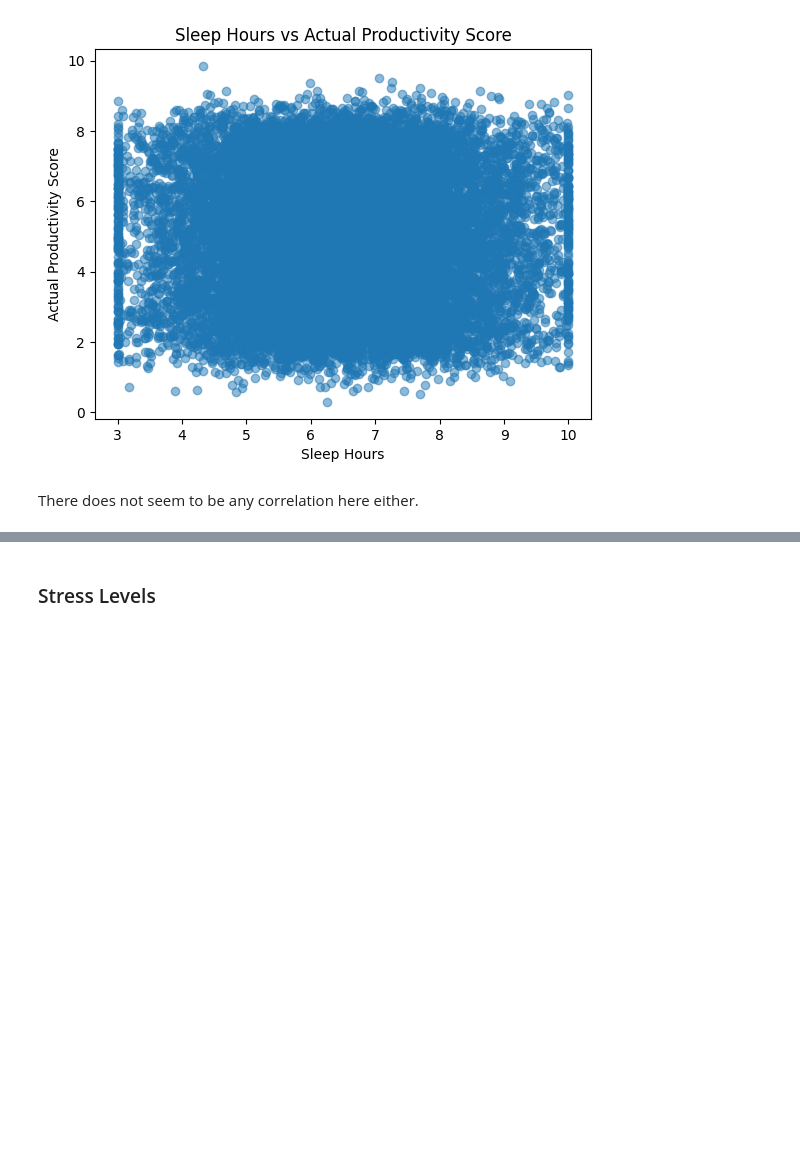
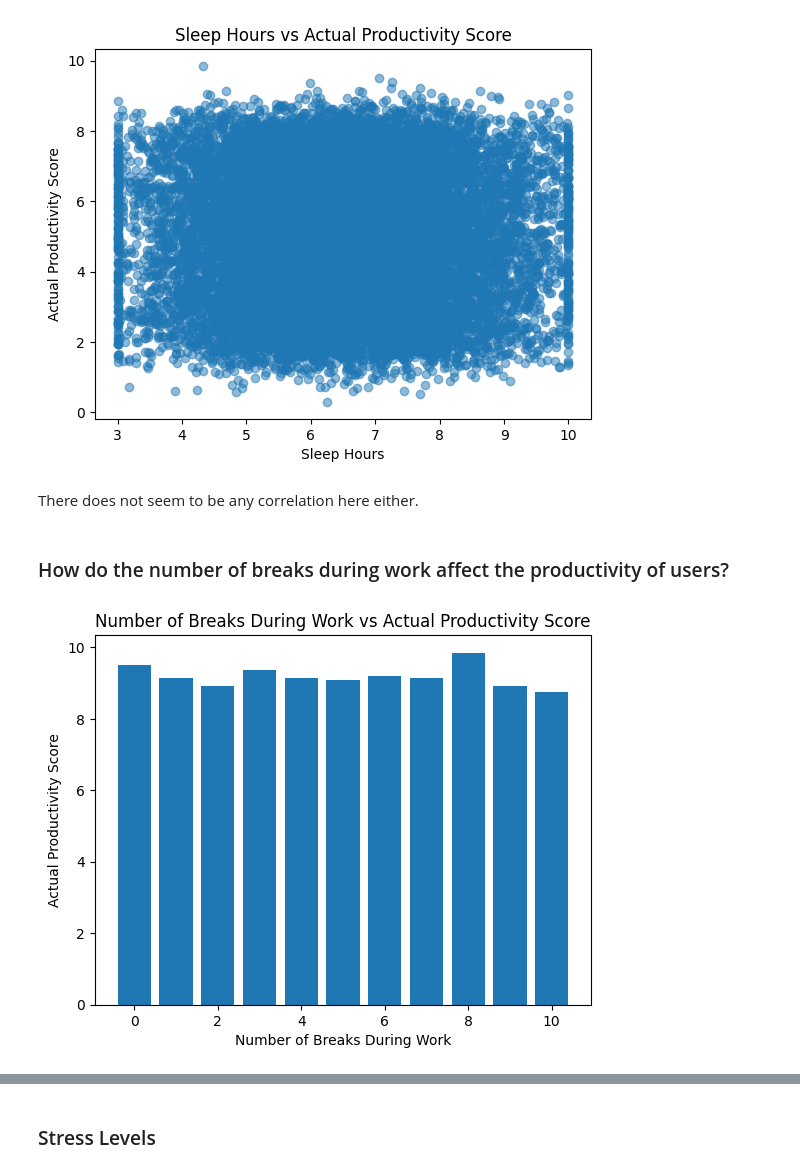
Before and after one commit to HusseinKasim/A-Data-Driven-Study-on-Social-Media-Usage-and-its-Effects-on-Users, a Jupyter notebook: Social_Media_Study.ipynb, the cells around one changed output, grey strips where cells are left out. Saved outputs shown, nothing was run; the diff lists cells and outputs as text; code cells hidden in the pictures; blank space fills up the shorter version.

```diff
--- a/Social_Media_Study.ipynb
+++ b/Social_Media_Study.ipynb
@@ -350,3 +350,13 @@ plt.show()
 [figure]
 # %% [markdown]
 There does not seem to be any correlation here either.
+# %% [markdown]
+### How do the number of breaks during work affect the productivity of users?
+# %%
+plt.bar(df['breaks_during_work'], df['actual_productivity_score'])
+plt.xlabel("Number of Breaks During Work")
+plt.ylabel("Actual Productivity Score")
+plt.title("Number of Breaks During Work vs Actual Productivity Score")
+plt.show()
+# %% [output]
+[figure, added]
```
Also changed, not shown: parts of 2 cells of this notebook.
